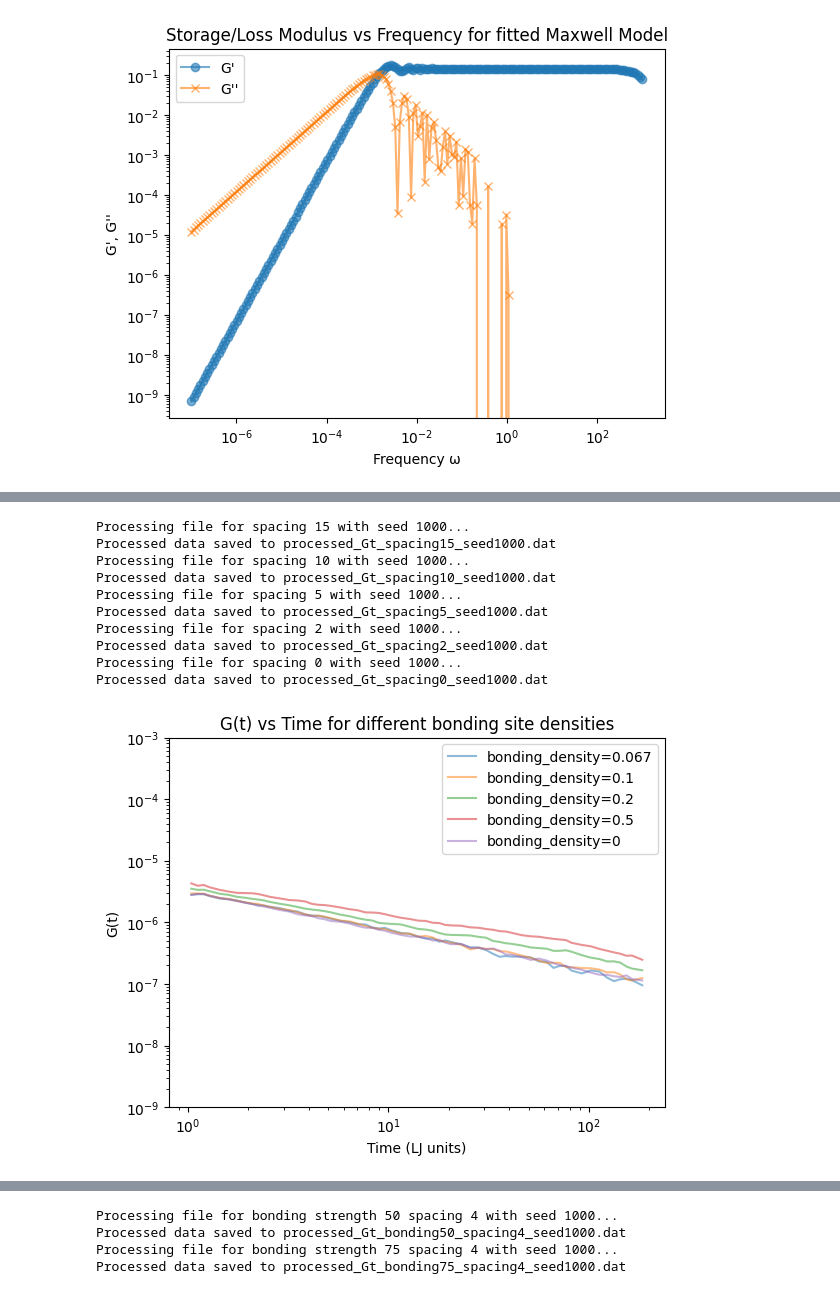
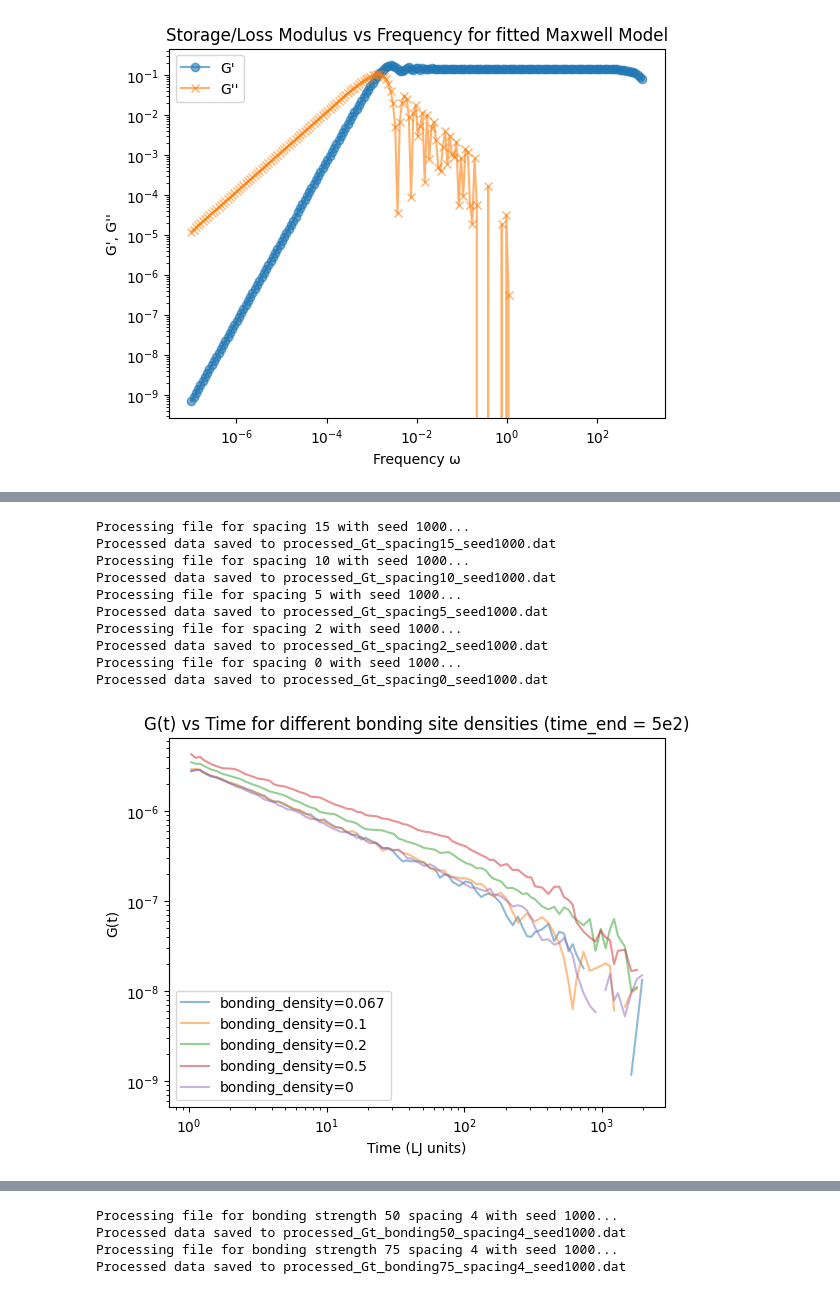
Before and after one commit to anotherbeaver/amine_polymers, a Jupyter notebook: logs/storage_loss_moduli.ipynb, the cells around one changed output, grey strips where cells are left out. Saved outputs shown, nothing was run; the diff lists cells and outputs as text; code cells hidden in the pictures.

Commit message:
Extra plots of testing out different t_end

```diff
--- a/logs/storage_loss_moduli.ipynb
+++ b/logs/storage_loss_moduli.ipynb
@@ -515,74 +552,40 @@ import pandas as pd
 import numpy as np
 import matplotlib.pyplot as plt
 
-G_list = []
-time_list = []
+
 
 # t_start = -np.inf
 # t_end = np.inf
 t_start = 9e-1
-t_end = 2e2
+t_end = 2e3
 
-
-for i in [15, 10, 5, 2, 0]:
-    for seed in [1000]:
-        try:
-            file = f"logs/press_50_spacing{i}_seed{seed}.dat"
-            data = pd.read_csv(file, delimiter=' ', skiprows=3, index_col=False, names=['time', 'px_y', 'px_z', 'py_z', 'pxy', 'pxz', 'pyz'])
-            print(f"Processing file for spacing {i} with seed {seed}...")
-            if i == 0:
-                bonding_density = 0
-            else:
-                bonding_density = round((1 / i), 3)
-
-            data = data[data['time'] >= t_start]
-            data = data[data['time'] <= t_end]
-
-            G_t = (data['pxy'] + data['pxz'] + data['pyz']) / 5.0 + \
-                    (data['px_y'] + data['px_z'] + data['py_z']) / 30.0
-
-            # replace negative with NaN
-            G_t = np.where(G_t < 0, np.nan, G_t)
-
-            G_list.append(G_t)
-            time_list.append(data['time'])
-
-            # G_t *= 40**3 / (1.0 * 1.0)  # V / (kB * T)
-
-            plt.loglog(data['time'][start:], G_t[start:], alpha=0.5, label=f'bonding_density={bonding_density}')
-            # save file as space separated values
-            output_file = f"processed_Gt_spacing{i}_seed{seed}.dat"
-            processed_data = pd.DataFrame({'time': data['time'], 'G_t': G_t})
-            processed_data.to_csv(output_file, sep=' ', index=False)
-            print(f"Processed data saved to {output_file}")
-        except FileNotFoundError:
-            print(f"File for spacing {i} seed {seed} not found. Skipping.")
+plot_Gt_vs_time()
 
 plt.legend()
 # plt.xlim([t_start, t_end])
-plt.ylim([1e-9, 1e-3])
+# plt.ylim([1e-7, 1e-3])
 plt.xlabel('Time (LJ units)')
 plt.ylabel('G(t)')
-plt.title('G(t) vs Time for different bonding site densities')
+plt.title('G(t) vs Time for different bonding site densities (time_end = 5e2)')
 plt.show()
 
 
 # plt.xlabel('Time (LJ units)')
 # plt.ylabel('C(t)')
 # plt.title('Averaged C(t) vs Time for different bonding site densities')
 # plt.show()
 # %% [output]
 Processing file for spacing 15 with seed 1000...
 Processed data saved to processed_Gt_spacing15_seed1000.dat
 Processing file for spacing 10 with seed 1000...
 Processed data saved to processed_Gt_spacing10_seed1000.dat
 Processing file for spacing 5 with seed 1000...
 Processed data saved to processed_Gt_spacing5_seed1000.dat
 Processing file for spacing 2 with seed 1000...
 Processed data saved to processed_Gt_spacing2_seed1000.dat
 Processing file for spacing 0 with seed 1000...
 Processed data saved to processed_Gt_spacing0_seed1000.dat
-[figure, old version]
+[figure, new version]
 # %%
 # apply fourier integral to each G(t) in G_list
 storage_moduli = []
```
Also changed, not shown: parts of 5 cells of this notebook.
